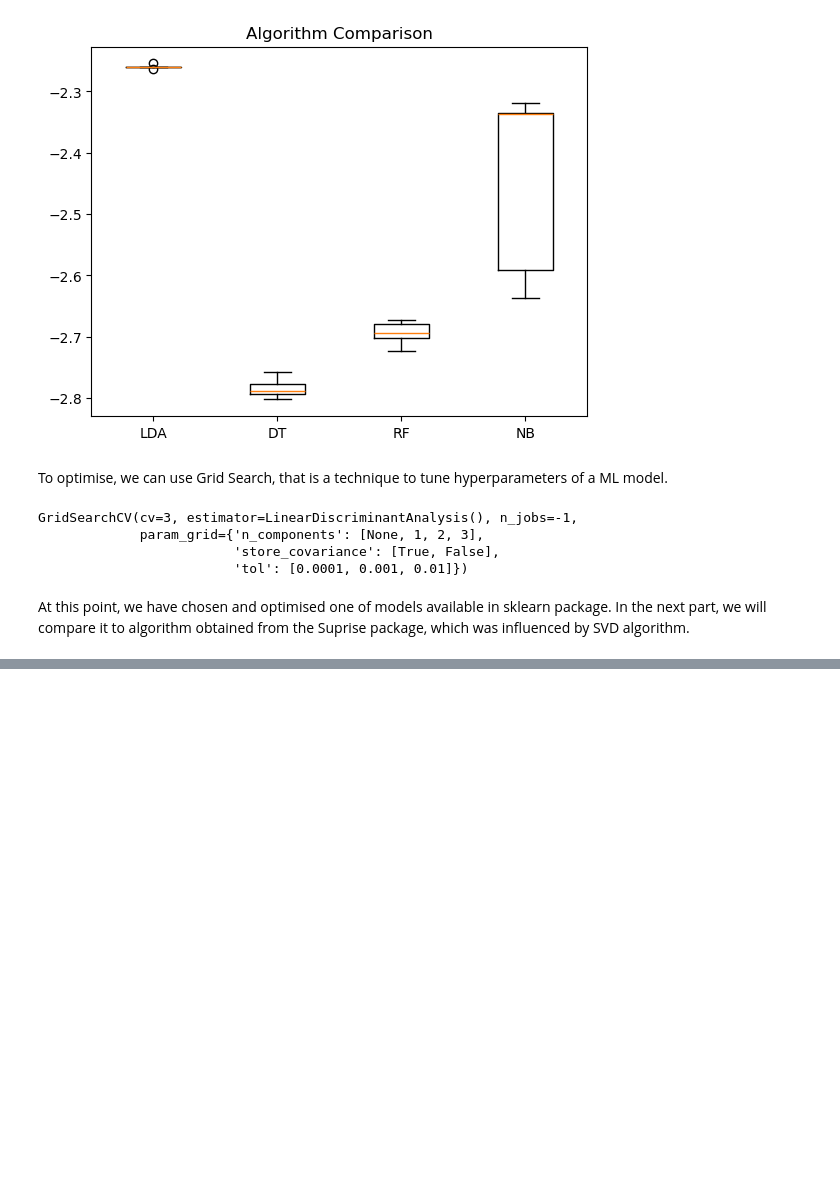
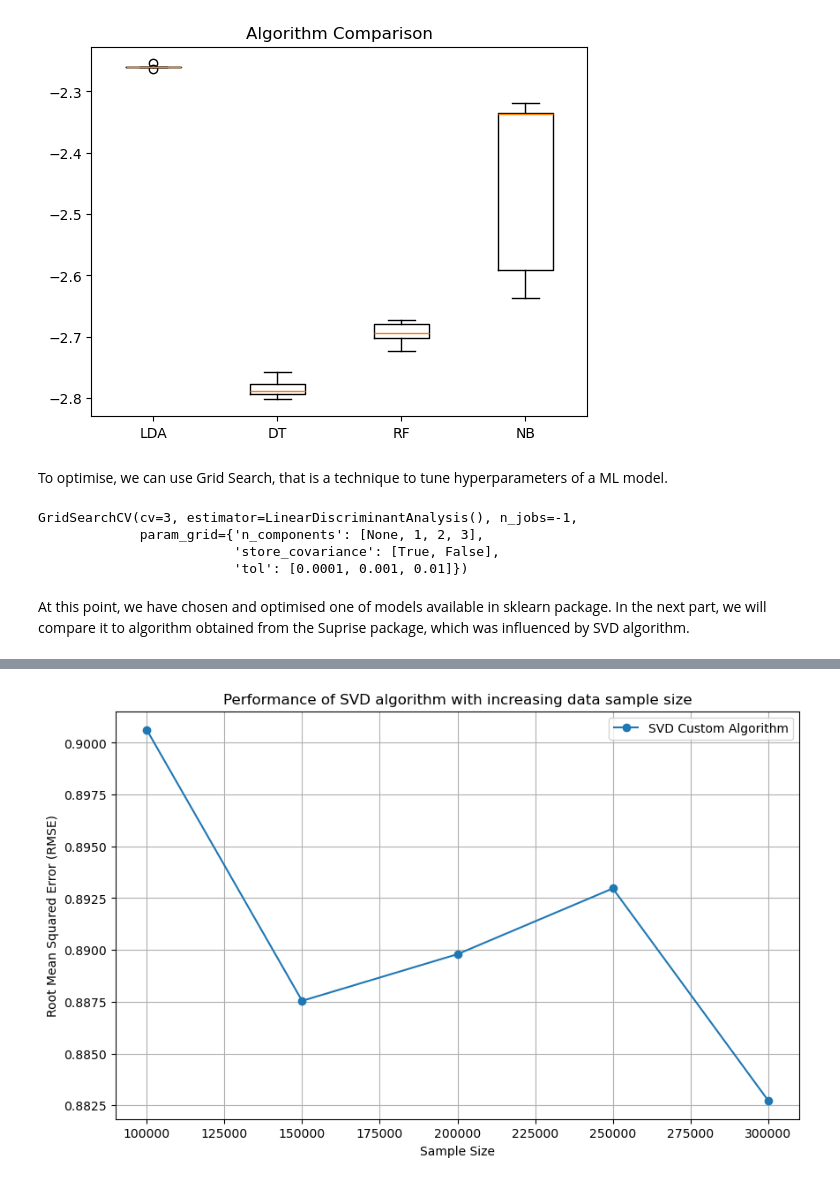
Before and after one commit to IC2020341/Capstone_Project, a Jupyter notebook: Jupyter Notebook/Capstone Project Jupyter Notebook.ipynb, the cells around one changed output, grey strips where cells are left out. Cells and saved outputs as stored; diff of their text form; code cells hidden in the pictures; blank space fills up the shorter version.

```diff
--- a/Jupyter Notebook/Capstone Project Jupyter Notebook.ipynb
+++ b/Jupyter Notebook/Capstone Project Jupyter Notebook.ipynb
@@ -567,0 +827,2 @@ At this point, we have chosen and optimised one of models available in sklearn p
+# %%
+svd_test_results = []
@@ -567,0 +845,30 @@ At this point, we have chosen and optimised one of models available in sklearn p
+# %%
+#run tests only if results are not available
+if len(svd_test_results) == 0:
+  for n in svd_test_sample_sizes:
+    sample = ratings[:n]
+    X = sample[["userId","movieId"]]
+    y = sample["rating"]
+    X_train, X_test, y_train, y_test = train_test_split(X,y ,
+                                    random_state=104,
+                                    test_size=0.3,
+                                    shuffle=True)
+
+    # try to load pre-trained model, random state will assure that model  is trained and tested on the same data
+    filename = '../models/model_test_' + str(n) + '.sav'
+    model = None
+    try:
+      model = pickle.load(open(filename, 'rb'))
+    except:
+      print("Pretrained model not found: " + 'model_test_' + str(n))
+      pass
+    # only train model if not available
+    if model == None:
+      model = SVD()
+      model = model.fit(X_train,y_train)
+
+    y_pred_svd = model.predict(X_test)
+    mse_svd = mean_squared_error(y_test, y_pred_svd)
+    svd_test_results.append(sqrt(mse_svd))
+    # save model
+    pickle.dump(model, open(filename, 'wb'))
@@ -567,0 +879,14 @@ At this point, we have chosen and optimised one of models available in sklearn p
+# %%
+plt.figure(figsize=(10, 6))
+
+plt.plot(svd_test_sample_sizes, svd_test_results, marker='o', label='SVD Custom Algorithm')
+
+plt.xlabel('Sample Size')
+plt.ylabel('Root Mean Squared Error (RMSE)')
+plt.title('Performance of SVD algorithm with increasing data sample size')
+plt.legend()
+plt.grid(True)
+
+plt.show()
+# %% [output]
+[figure, added]
```
Also changed, not shown: parts of 17 cells of this notebook.
